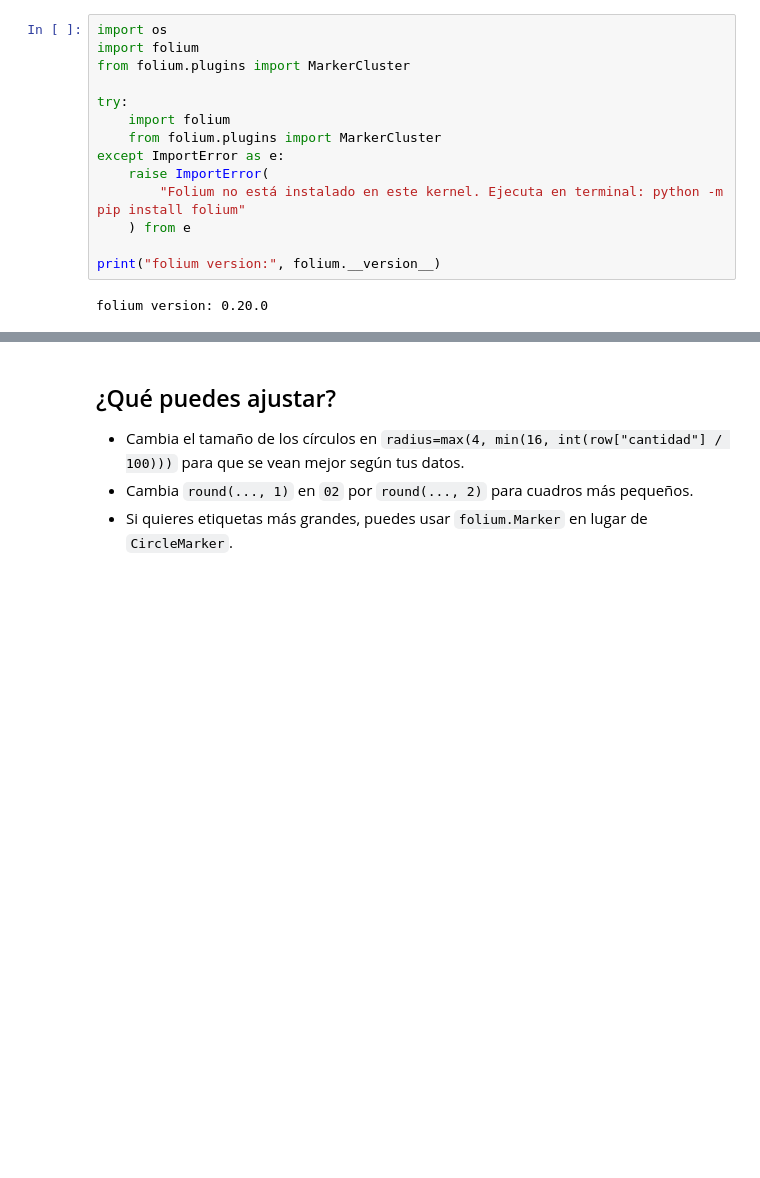
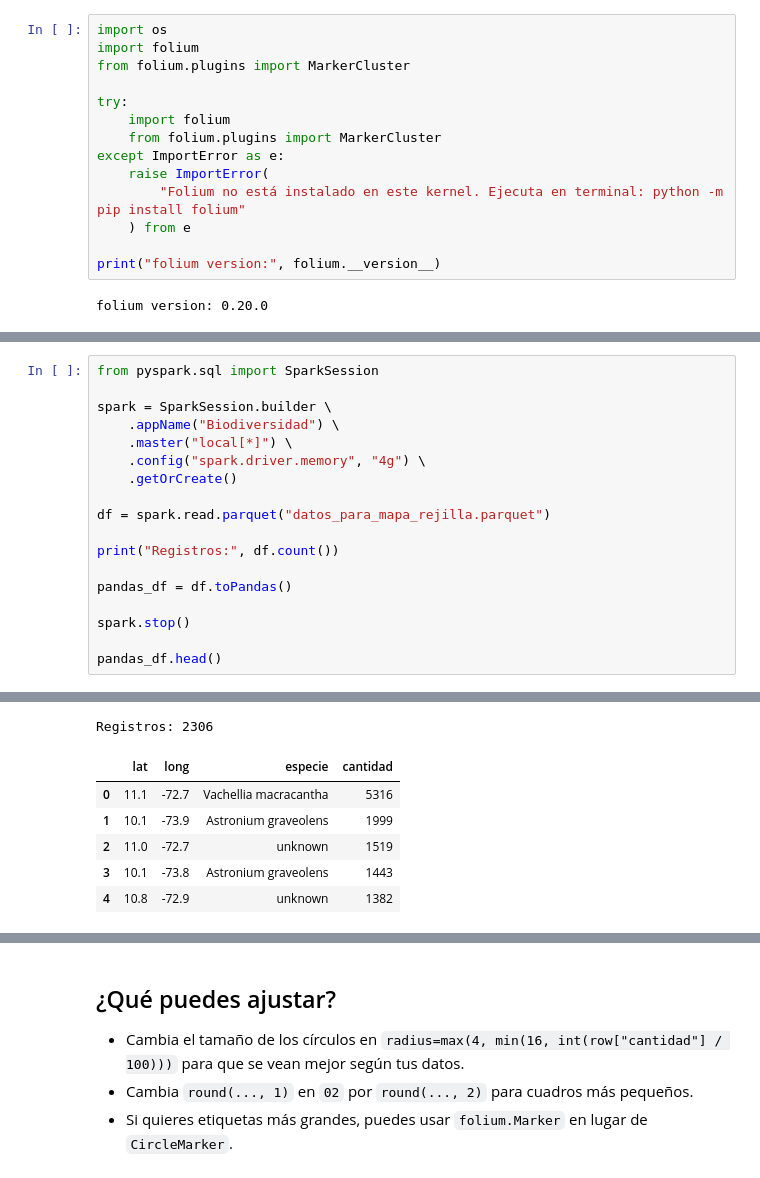
Before and after one commit to Maykoll29/bigData-Class, a Jupyter notebook: Notebook/03_Map_par mostrar.ipynb, the cells around one changed output, grey strips where cells are left out. Cells and saved outputs as stored; diff of their text form; blank space fills up the shorter version.

```diff
--- a/Notebook/03_Map_par mostrar.ipynb
+++ b/Notebook/03_Map_par mostrar.ipynb
@@ -102,0 +55,19 @@ UnsupportedOperationException: getSubject is not supported
+# %%
+from pyspark.sql import SparkSession
+
+spark = SparkSession.builder \
+    .appName("Biodiversidad") \
+    .master("local[*]") \
+    .config("spark.driver.memory", "4g") \
+    .getOrCreate()
+
+df = spark.read.parquet("datos_para_mapa_rejilla.parquet")
+
+print("Registros:", df.count())
+
+pandas_df = df.toPandas()
+
+spark.stop()
+
+pandas_df.head()
+# %% [output]
@@ -102,0 +82,7 @@ UnsupportedOperationException: getSubject is not supported
+Registros: 2306
+|  | lat | long | especie | cantidad |
+| 0 | 11.1 | -72.7 | Vachellia macracantha | 5316 |
+| 1 | 10.1 | -73.9 | Astronium graveolens | 1999 |
+| 2 | 11.0 | -72.7 | unknown | 1519 |
+| 3 | 10.1 | -73.8 | Astronium graveolens | 1443 |
+| 4 | 10.8 | -72.9 | unknown | 1382 |
```
Also changed, not shown: parts of 7 cells of this notebook, 1 other file.
